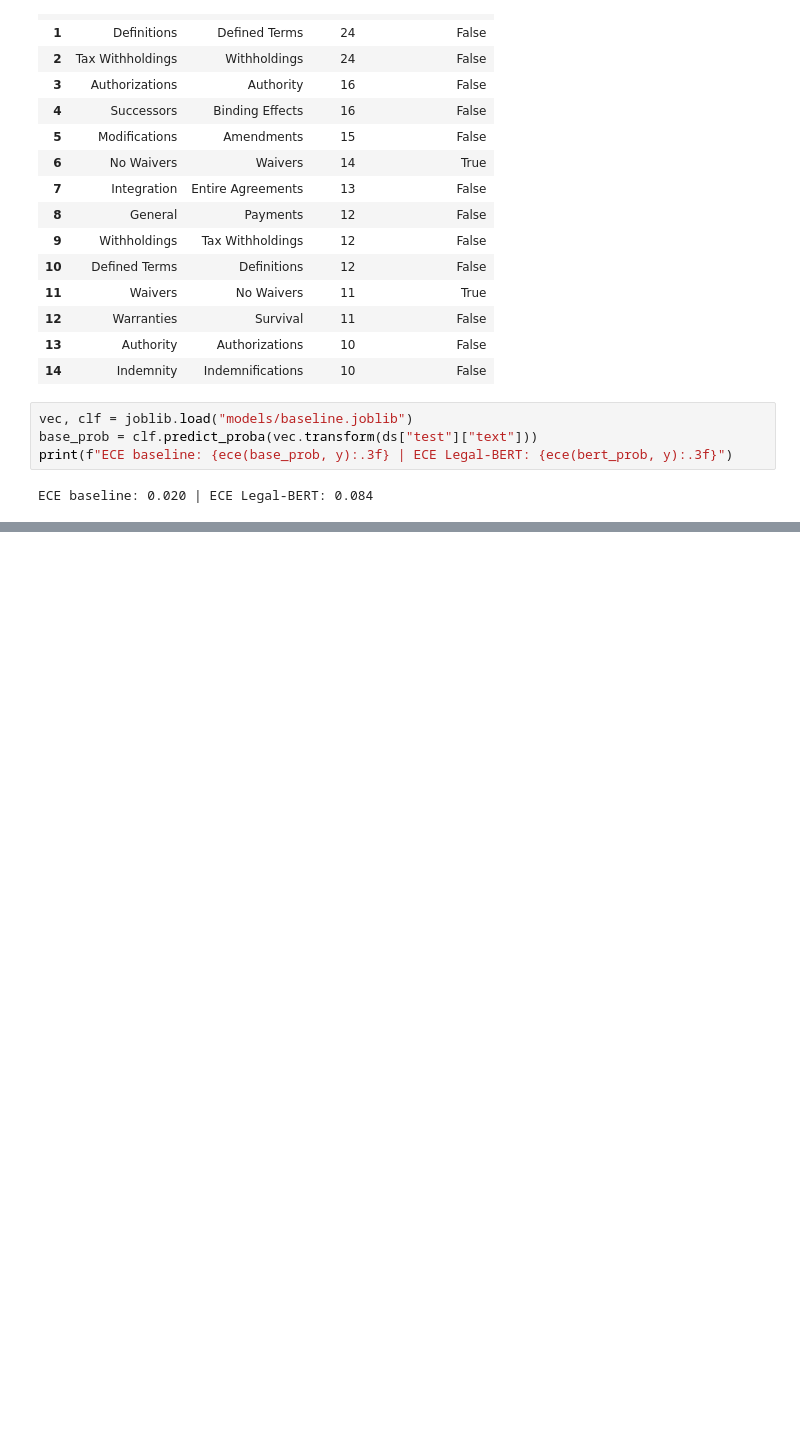
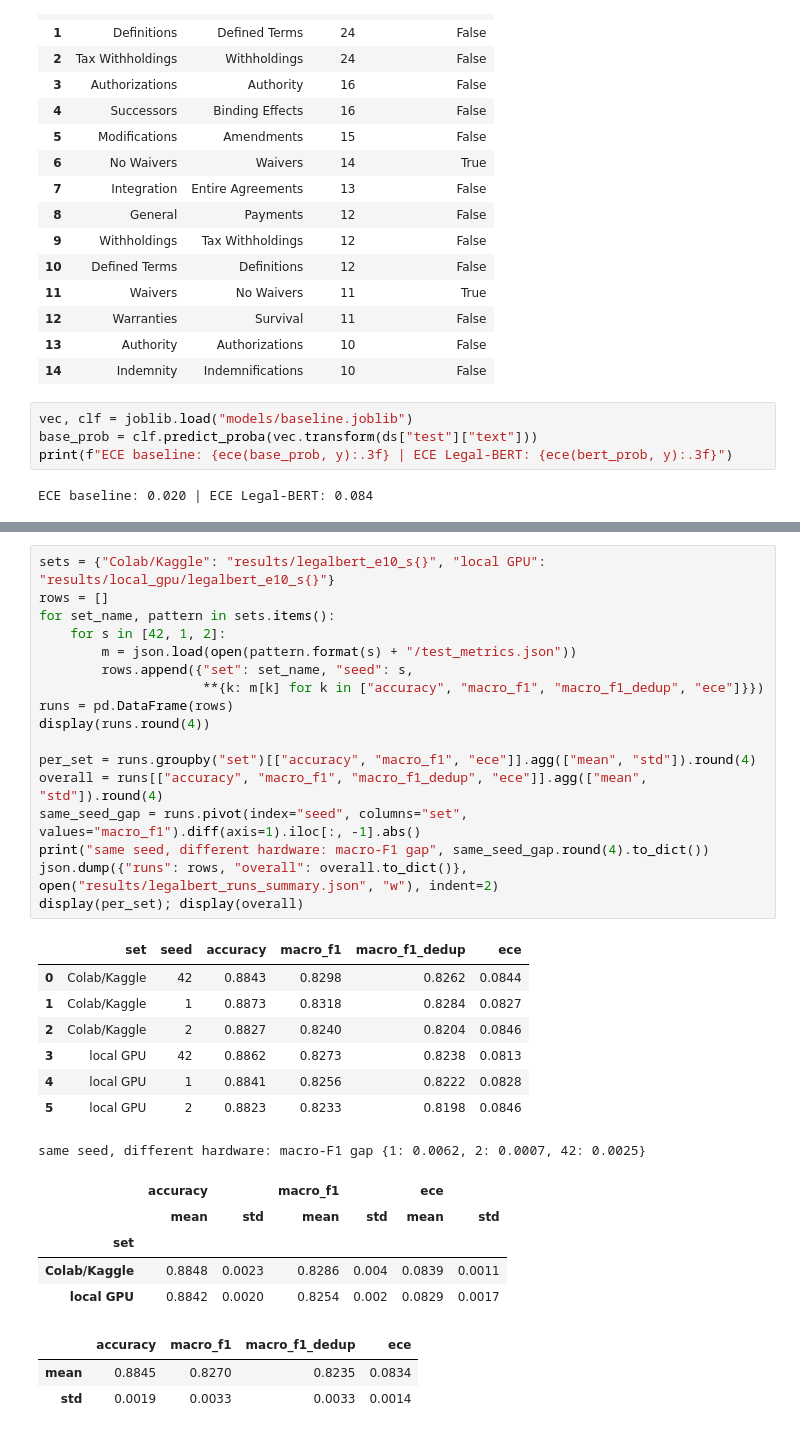
Before and after one commit to GabyD-web/contract-clause-nlp, a Jupyter notebook: notebooks/02_evaluation.ipynb, the cells around one changed output, grey strips where cells are left out. Saved outputs shown, nothing was run; the diff lists cells and outputs as text; blank space fills up the shorter version.

```diff
--- a/notebooks/02_evaluation.ipynb
+++ b/notebooks/02_evaluation.ipynb
@@ -141,0 +171,34 @@ ECE baseline: 0.020 | ECE Legal-BERT: 0.084
+# %%
+sets = {"Colab/Kaggle": "results/legalbert_e10_s{}", "local GPU": "results/local_gpu/legalbert_e10_s{}"}
+rows = []
+for set_name, pattern in sets.items():
+    for s in [42, 1, 2]:
+        m = json.load(open(pattern.format(s) + "/test_metrics.json"))
+        rows.append({"set": set_name, "seed": s,
+                     **{k: m[k] for k in ["accuracy", "macro_f1", "macro_f1_dedup", "ece"]}})
+runs = pd.DataFrame(rows)
+display(runs.round(4))
+
+per_set = runs.groupby("set")[["accuracy", "macro_f1", "ece"]].agg(["mean", "std"]).round(4)
+overall = runs[["accuracy", "macro_f1", "macro_f1_dedup", "ece"]].agg(["mean", "std"]).round(4)
+same_seed_gap = runs.pivot(index="seed", columns="set", values="macro_f1").diff(axis=1).iloc[:, -1].abs()
+print("same seed, different hardware: macro-F1 gap", same_seed_gap.round(4).to_dict())
+json.dump({"runs": rows, "overall": overall.to_dict()}, open("results/legalbert_runs_summary.json", "w"), indent=2)
+display(per_set); display(overall)
+# %% [output]
+|  | set | seed | accuracy | macro_f1 | macro_f1_dedup | ece |
+| 0 | Colab/Kaggle | 42 | 0.8843 | 0.8298 | 0.8262 | 0.0844 |
+| 1 | Colab/Kaggle | 1 | 0.8873 | 0.8318 | 0.8284 | 0.0827 |
+| 2 | Colab/Kaggle | 2 | 0.8827 | 0.8240 | 0.8204 | 0.0846 |
+| 3 | local GPU | 42 | 0.8862 | 0.8273 | 0.8238 | 0.0813 |
+| 4 | local GPU | 1 | 0.8841 | 0.8256 | 0.8222 | 0.0828 |
+| 5 | local GPU | 2 | 0.8823 | 0.8233 | 0.8198 | 0.0846 |
+same seed, different hardware: macro-F1 gap {1: 0.0062, 2: 0.0007, 42: 0.0025}
+|  | accuracy |  | macro_f1 |  | ece |  |
+|  | mean | std | mean | std | mean | std |
+| set |  |  |  |  |  |  |
+| Colab/Kaggle | 0.8848 | 0.0023 | 0.8286 | 0.004 | 0.0839 | 0.0011 |
+| local GPU | 0.8842 | 0.0020 | 0.8254 | 0.002 | 0.0829 | 0.0017 |
+|  | accuracy | macro_f1 | macro_f1_dedup | ece |
+| mean | 0.8845 | 0.8270 | 0.8235 | 0.0834 |
+| std | 0.0019 | 0.0033 | 0.0033 | 0.0014 |
```
Also changed, not shown: parts of 1 cell of this notebook.
